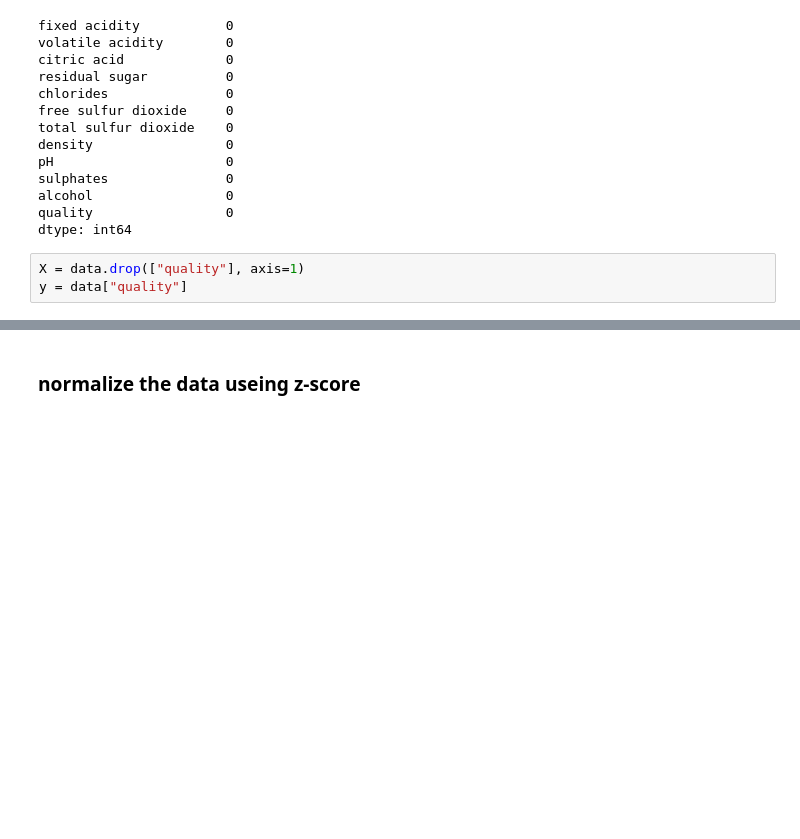
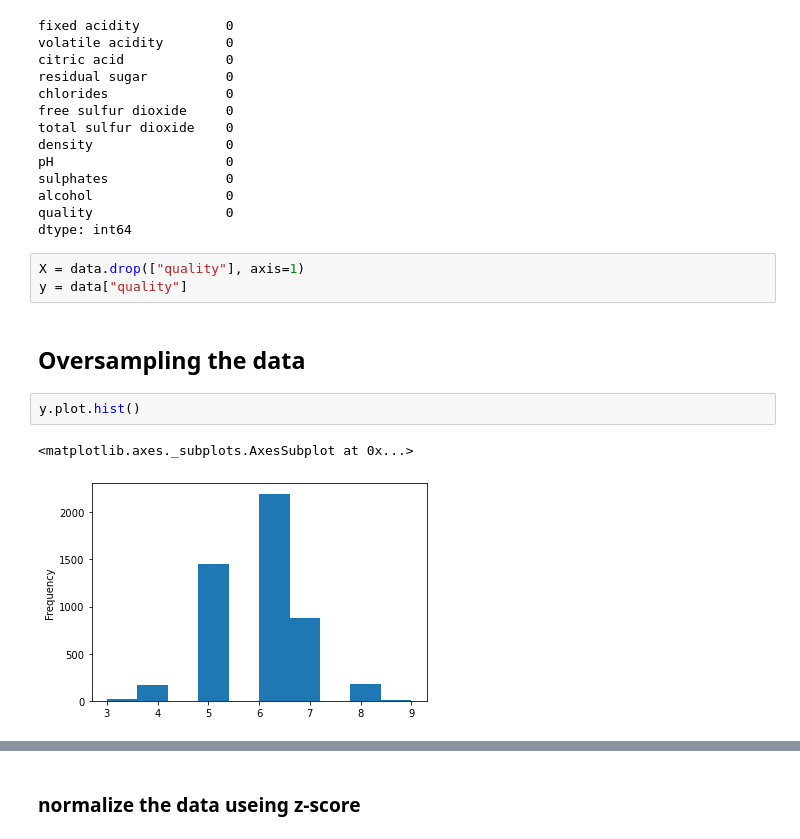
Before and after one commit to netanelGinish/AI_Introduction, a Jupyter notebook: Wine_Project .ipynb, the cells around one changed output, grey strips where cells are left out. Cells and saved outputs as stored; diff of their text form; blank space fills up the shorter version.

```diff
--- a/Wine_Project .ipynb
+++ b/Wine_Project .ipynb
@@ -44,3 +40,10 @@ dtype: int64
 # %%
 X = data.drop(["quality"], axis=1)
 y = data["quality"]
+# %% [markdown]
+## Oversampling the data
+# %%
+y.plot.hist()
+# %% [output]
+<matplotlib.axes._subplots.AxesSubplot at 0x...>
+[figure, added]
```
Also changed, not shown: parts of 49 cells of this notebook.
